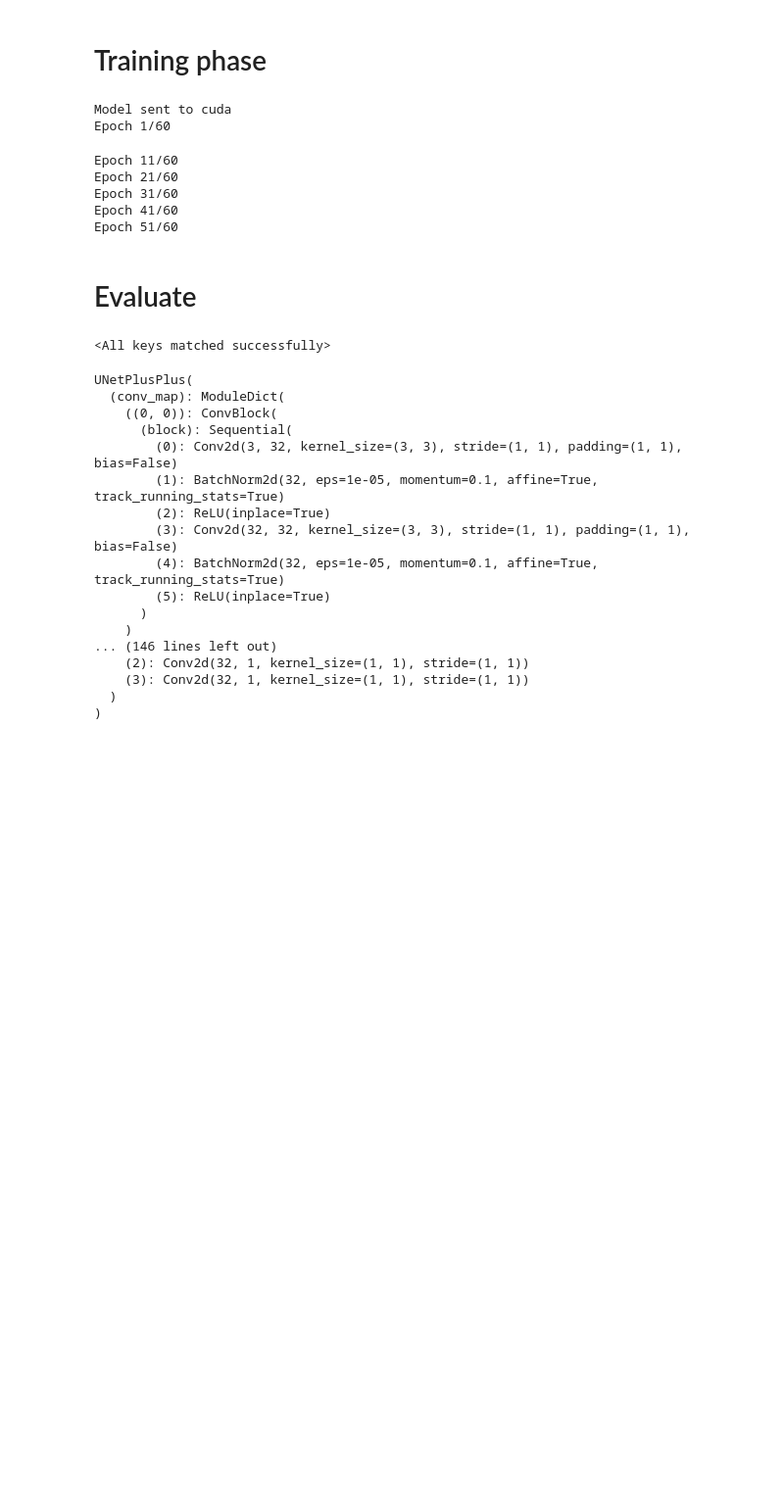
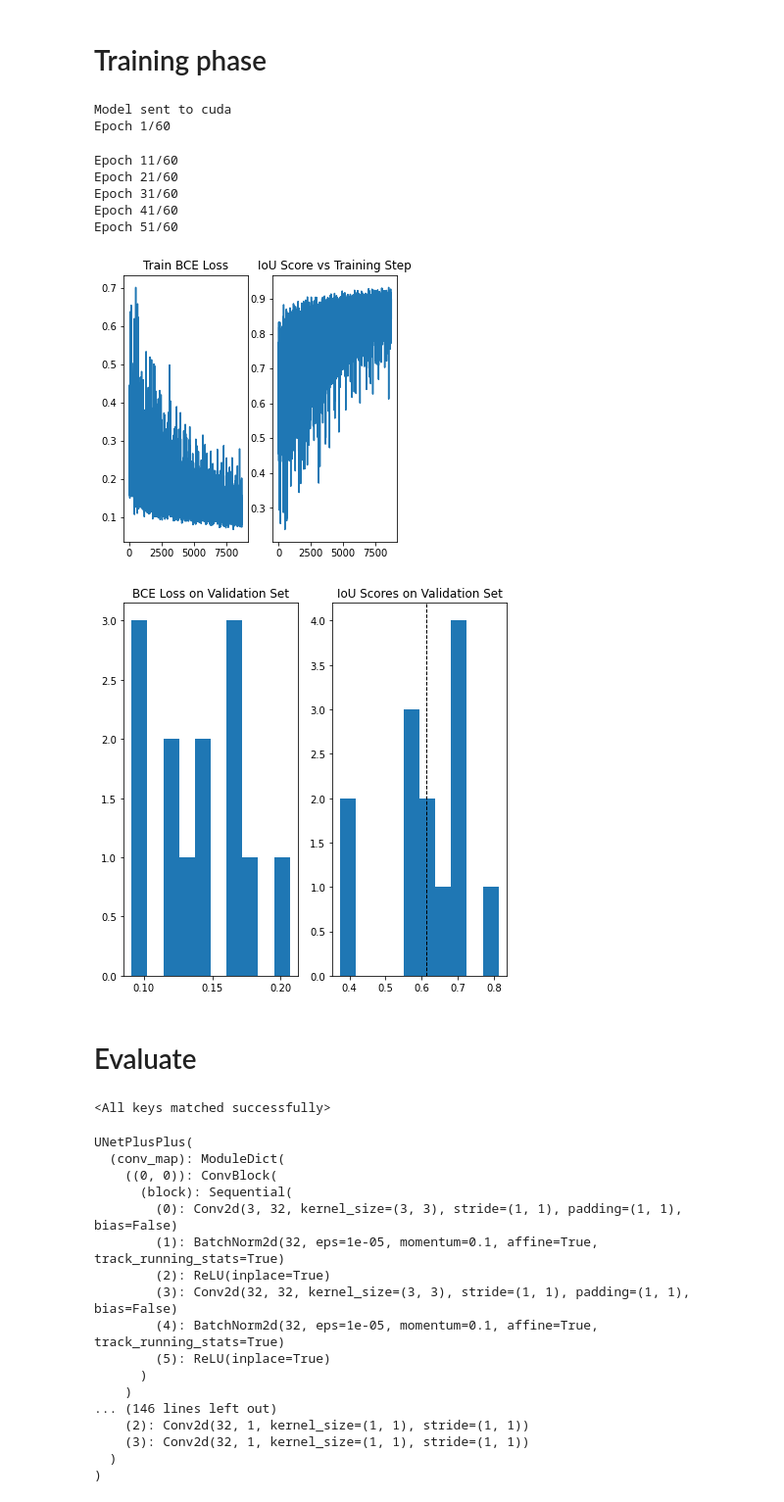
Before and after one commit to tuongkhangg/brainMRI_segmentation, a Jupyter notebook: brain_tumor_segmentation_Unetplusplus_pytorch_version.ipynb, the cells around one changed output. Shown at 98% size. Drawn from its saved outputs; the diff is of its cells as text; code cells hidden in the pictures; blank space fills up the shorter version.

```diff
--- a/brain_tumor_segmentation_Unetplusplus_pytorch_version.ipynb
+++ b/brain_tumor_segmentation_Unetplusplus_pytorch_version.ipynb
@@ -695,6 +692,12 @@ Epoch 21/60
 Epoch 31/60
 Epoch 41/60
 Epoch 51/60
+# %%
+plot_training_scores(results['train_losses'], results['train_scores'])
+plot_validation_scores(results['val_losses'], results['val_scores'])
+# %% [output]
+[figure, added]
+[figure, added]
 # %%
 torch.save(model.state_dict(), f'weight.pt')
 # %%
```
Also changed, not shown: parts of 1 cell of this notebook.
